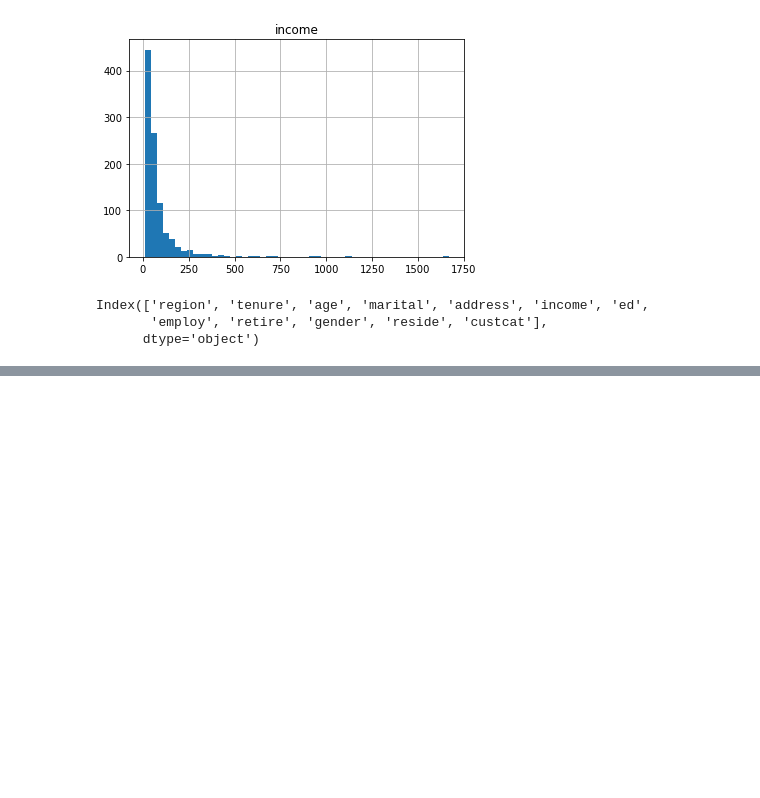
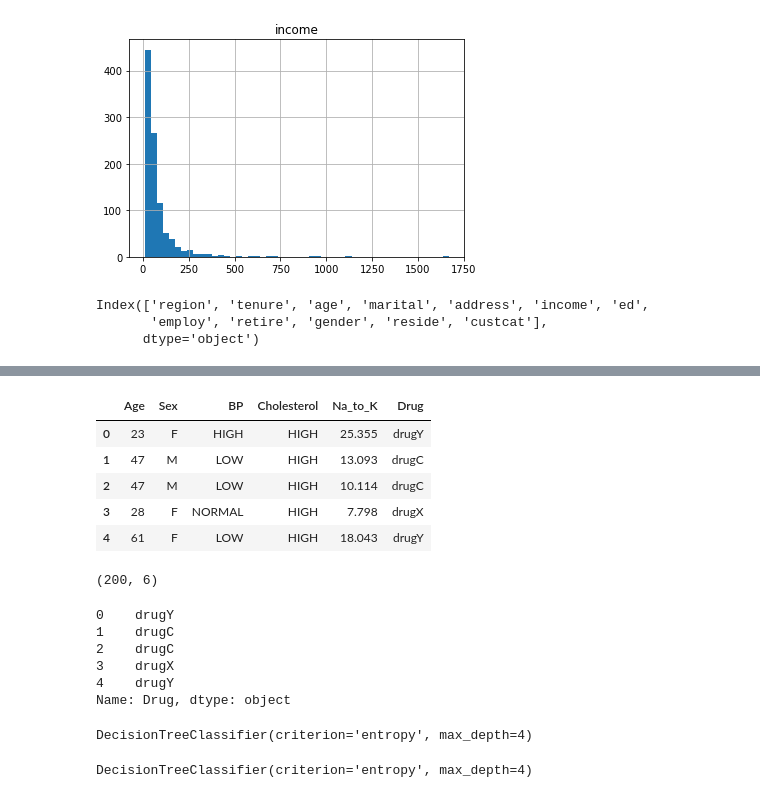
Before and after one commit to danny-cpp/ML-with-Python, a Jupyter notebook: myMLnotebook.ipynb, the cells around one changed output, grey strips where cells are left out. Cells and saved outputs as stored; diff of their text form; code cells hidden in the pictures; blank space fills up the shorter version.

```diff
--- a/myMLnotebook.ipynb
+++ b/myMLnotebook.ipynb
@@ -346,0 +463,44 @@ Index(['region', 'tenure', 'age', 'marital', 'address', 'income', 'ed',
+# %%
+my_data = pd.read_csv("https://s3-api.us-geo.objectstorage.softlayer.net/cf-courses-data/CognitiveClass/ML0101ENv3/labs/drug200.csv", delimiter=",")
+my_data[0:5]
+# %% [output]
+|  | Age | Sex | BP | Cholesterol | Na_to_K | Drug |
+| 0 | 23 | F | HIGH | HIGH | 25.355 | drugY |
+| 1 | 47 | M | LOW | HIGH | 13.093 | drugC |
+| 2 | 47 | M | LOW | HIGH | 10.114 | drugC |
+| 3 | 28 | F | NORMAL | HIGH | 7.798 | drugX |
+| 4 | 61 | F | LOW | HIGH | 18.043 | drugY |
+# %%
+my_data.shape
+# %% [output]
+(200, 6)
+# %%
+X = my_data[['Age', 'Sex', 'BP', 'Cholesterol', 'Na_to_K']].values
+X[0:5]
+
+from sklearn import preprocessing
+le_sex = preprocessing.LabelEncoder()
+le_sex.fit(['F','M'])
+X[:,1] = le_sex.transform(X[:,1])
+
+
+le_BP = preprocessing.LabelEncoder()
+le_BP.fit([ 'LOW', 'NORMAL', 'HIGH'])
+X[:,2] = le_BP.transform(X[:,2])
+
+
+le_Chol = preprocessing.LabelEncoder()
+le_Chol.fit([ 'NORMAL', 'HIGH'])
+X[:,3] = le_Chol.transform(X[:,3])
+
+X[0:5]
+
+y = my_data["Drug"]
+y[0:5]
+# %% [output]
+0    drugY
+1    drugC
+2    drugC
+3    drugX
+4    drugY
+Name: Drug, dtype: object
@@ -346,0 +510,9 @@ Index(['region', 'tenure', 'age', 'marital', 'address', 'income', 'ed',
+# %%
+drugTree = DecisionTreeClassifier(criterion="entropy", max_depth = 4)
+drugTree # it shows the default parameters
+# %% [output]
+DecisionTreeClassifier(criterion='entropy', max_depth=4)
+# %%
+drugTree.fit(X_trainset,y_trainset)
+# %% [output]
+DecisionTreeClassifier(criterion='entropy', max_depth=4)
```
Also changed, not shown: parts of 20 cells of this notebook, 1 other file.
